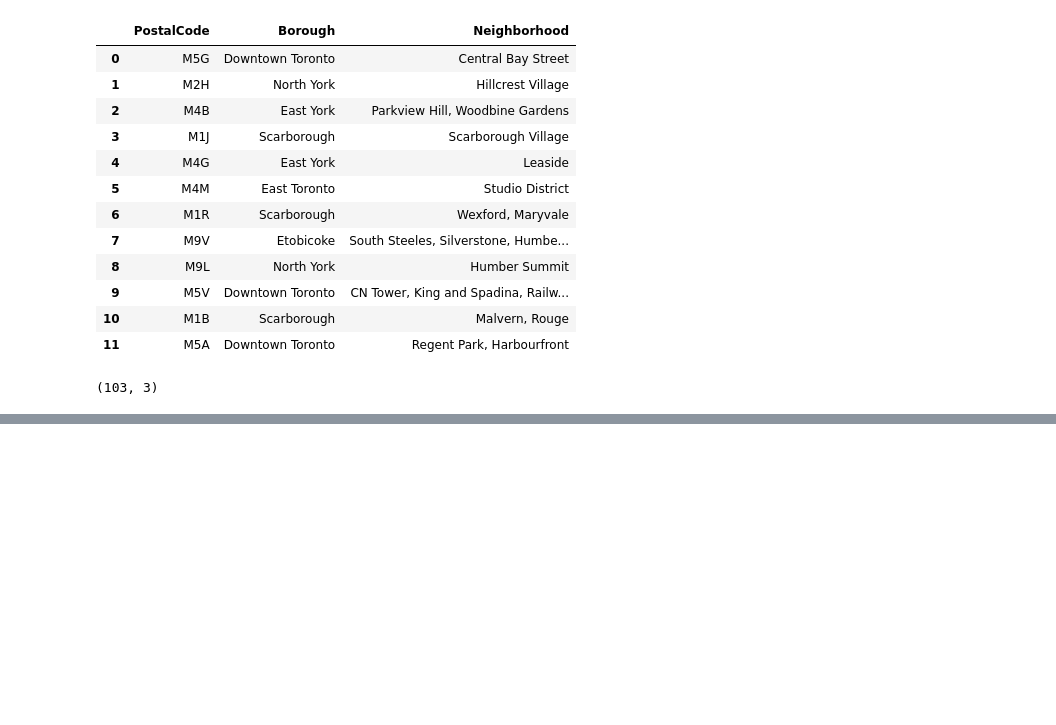
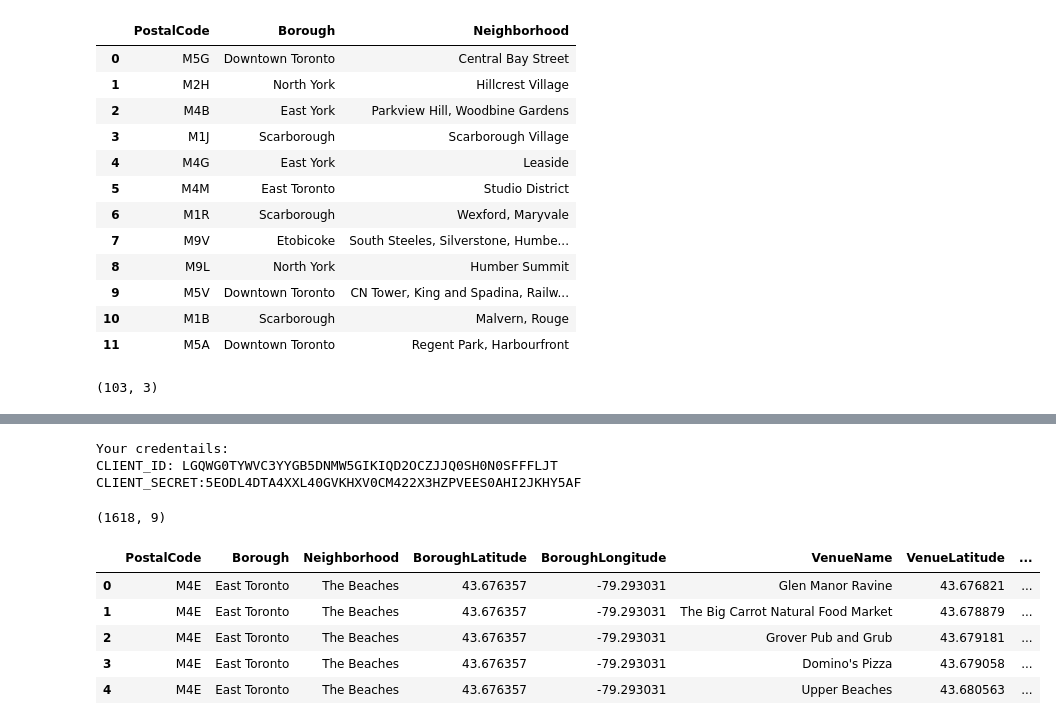
Before and after one commit to jojobear88/Coursera_Capstone, a Jupyter notebook: Week3_Assignment.ipynb, the cells around one changed output, grey strips where cells are left out. Saved outputs shown, nothing was run; the diff lists cells and outputs as text; code cells hidden in the pictures; blank space fills up the shorter version.

```diff
--- a/Week3_Assignment.ipynb
+++ b/Week3_Assignment.ipynb
@@ -147,0 +289,15 @@ toronto_df_grouped.shape
+# %%
+# define Foursquare credential
+CLIENT_ID = 'LGQWG0TYWVC3YYGB5DNMW5GIKIQD2OCZJJQ0SH0N0SFFFLJT' # your Foursquare ID
+CLIENT_SECRET = '5EODL4DTA4XXL40GVKHXV0CM422X3HZPVEES0AHI2JKHY5AF' # your Foursquare Secret
+ACCESS_TOKEN = 'ZZSY5PYCLXHVL0TUEFDS3JDGQTTVS2SEPBTVJOG1MKCVHQSR' # your FourSquare Access Token
+VERSION = '20180605' # Foursquare API version
+LIMIT = 100 # A default Foursquare API limit value
+
+print('Your credentails:')
+print('CLIENT_ID: ' + CLIENT_ID)
+print('CLIENT_SECRET:' + CLIENT_SECRET)
+# %% [output]
+Your credentails:
+CLIENT_ID: LGQWG0TYWVC3YYGB5DNMW5GIKIQD2OCZJJQ0SH0N0SFFFLJT
+CLIENT_SECRET:5EODL4DTA4XXL40GVKHXV0CM422X3HZPVEES0AHI2JKHY5AF
@@ -147,0 +333,18 @@ toronto_df_grouped.shape
+# %%
+# convert the venues list into a new DataFrame
+toronto_venues = pd.DataFrame(venues)
+
+# define the column names
+toronto_venues.columns = ['PostalCode', 'Borough', 'Neighborhood', 'BoroughLatitude', 'BoroughLongitude', 'VenueName', 'VenueLatitude', 'VenueLongitude', 'VenueCategory']
+
+# check the size of the resulting dataframe
+print(toronto_venues.shape)
+toronto_venues.head()
+# %% [output]
+(1618, 9)
+|  | PostalCode | Borough | Neighborhood | BoroughLatitude | BoroughLongitude | VenueName | VenueLatitude | ... |
+| 0 | M4E | East Toronto | The Beaches | 43.676357 | -79.293031 | Glen Manor Ravine | 43.676821 | ... |
+| 1 | M4E | East Toronto | The Beaches | 43.676357 | -79.293031 | The Big Carrot Natural Food Market | 43.678879 | ... |
+| 2 | M4E | East Toronto | The Beaches | 43.676357 | -79.293031 | Grover Pub and Grub | 43.679181 | ... |
+| 3 | M4E | East Toronto | The Beaches | 43.676357 | -79.293031 | Domino's Pizza | 43.679058 | ... |
+| 4 | M4E | East Toronto | The Beaches | 43.676357 | -79.293031 | Upper Beaches | 43.680563 | ... |
```
Also changed, not shown: parts of 30 cells of this notebook.
